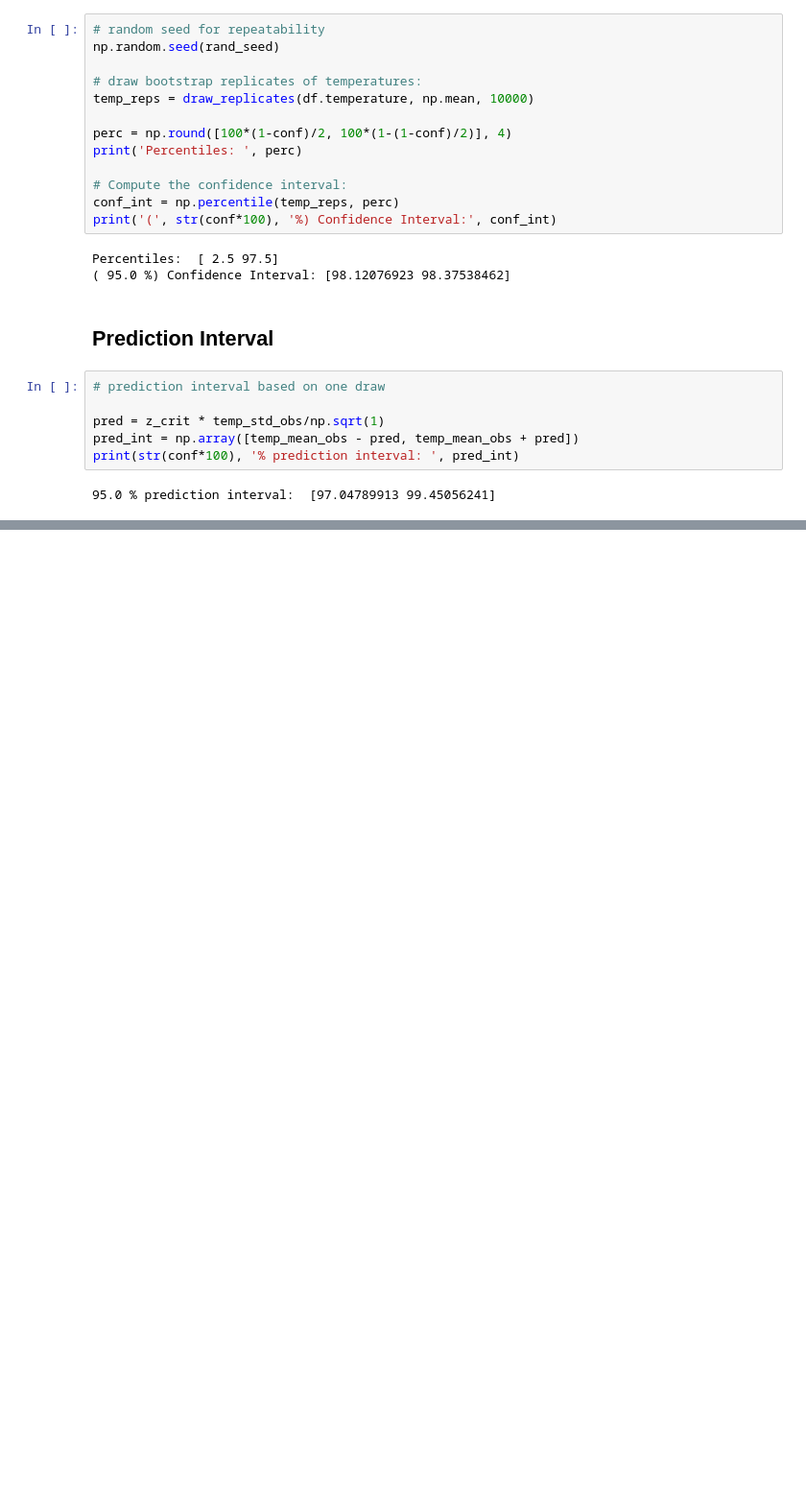
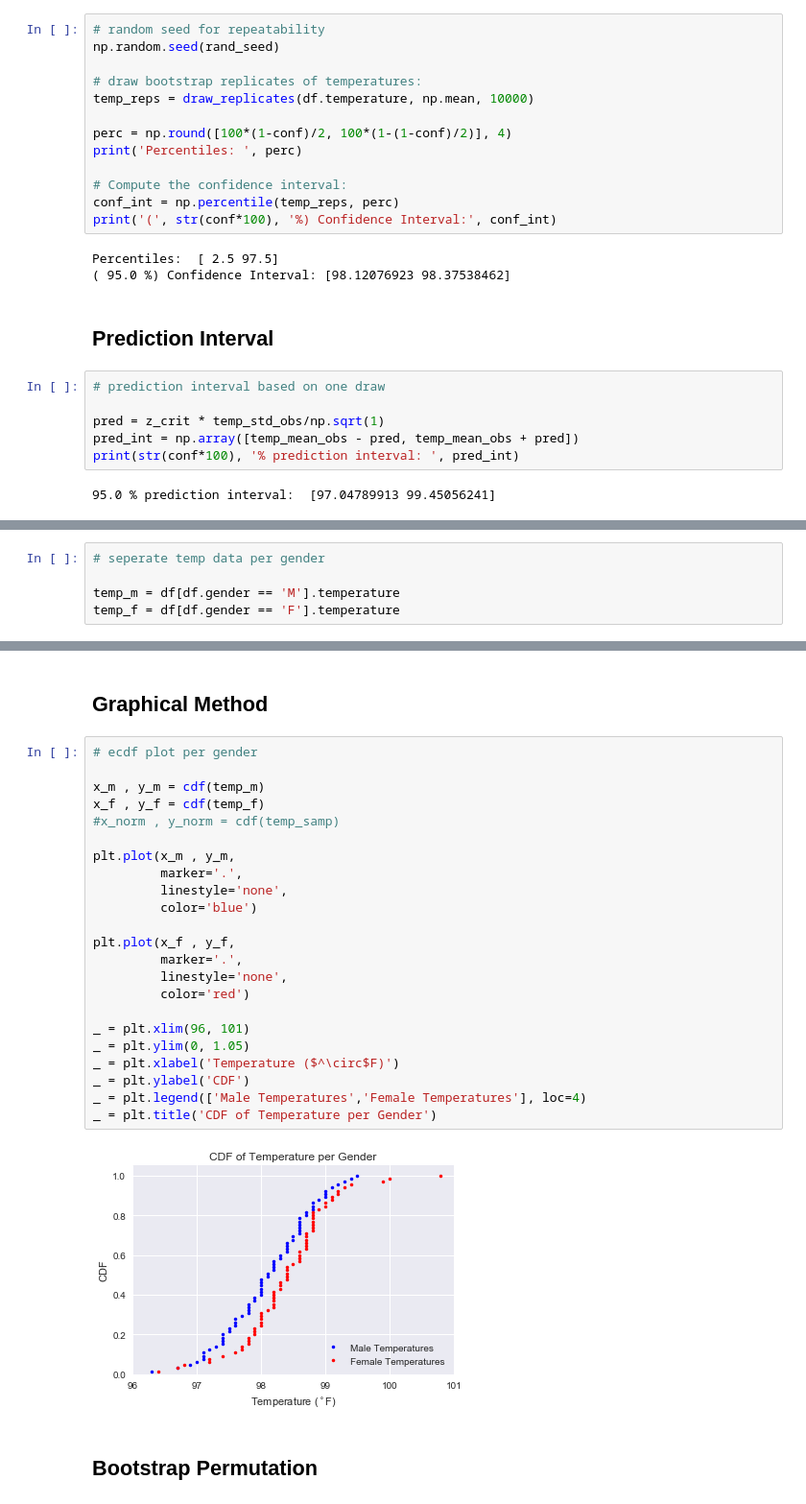
Before and after one commit to milesin3d/Springboard-MiniProjects, a Jupyter notebook: Human Body Temperature/Human Body Temperature.ipynb, the cells around one changed output, grey strips where cells are left out. Shown at 96% size. Cells and saved outputs as stored; diff of their text form; blank space fills up the shorter version.

```diff
--- a/Human Body Temperature/sliderule_dsi_inferential_statistics_exercise_1.ipynb
+++ b/Human Body Temperature/Human Body Temperature.ipynb
@@ -627,3 +689,8 @@ print(str(conf*100), '% prediction interval: ', pred_int)
+# %%
+# seperate temp data per gender
+
+temp_m = df[df.gender == 'M'].temperature
+temp_f = df[df.gender == 'F'].temperature
 # %%
 # count the number of each gender
 
@@ -637,0 +716,29 @@ print('# of Females: ', num_F)
+# %% [markdown]
+## Graphical Method
+# %%
+# ecdf plot per gender
+
+x_m , y_m = cdf(temp_m)
+x_f , y_f = cdf(temp_f)
+#x_norm , y_norm = cdf(temp_samp)
+
+plt.plot(x_m , y_m,
+         marker='.',
+         linestyle='none',
+         color='blue')
+
+plt.plot(x_f , y_f,
+         marker='.',
+         linestyle='none',
+         color='red')
+
+_ = plt.xlim(96, 101)
+_ = plt.ylim(0, 1.05)
+_ = plt.xlabel('Temperature ($^\circ$F)')
+_ = plt.ylabel('CDF')
+_ = plt.legend(['Male Temperatures','Female Temperatures'], loc=4)
+_ = plt.title('CDF of Temperature per Gender')
+# %% [output]
+[figure, added]
+# %% [markdown]
+## Bootstrap Permutation
```
Also changed, not shown: parts of 37 cells of this notebook.
